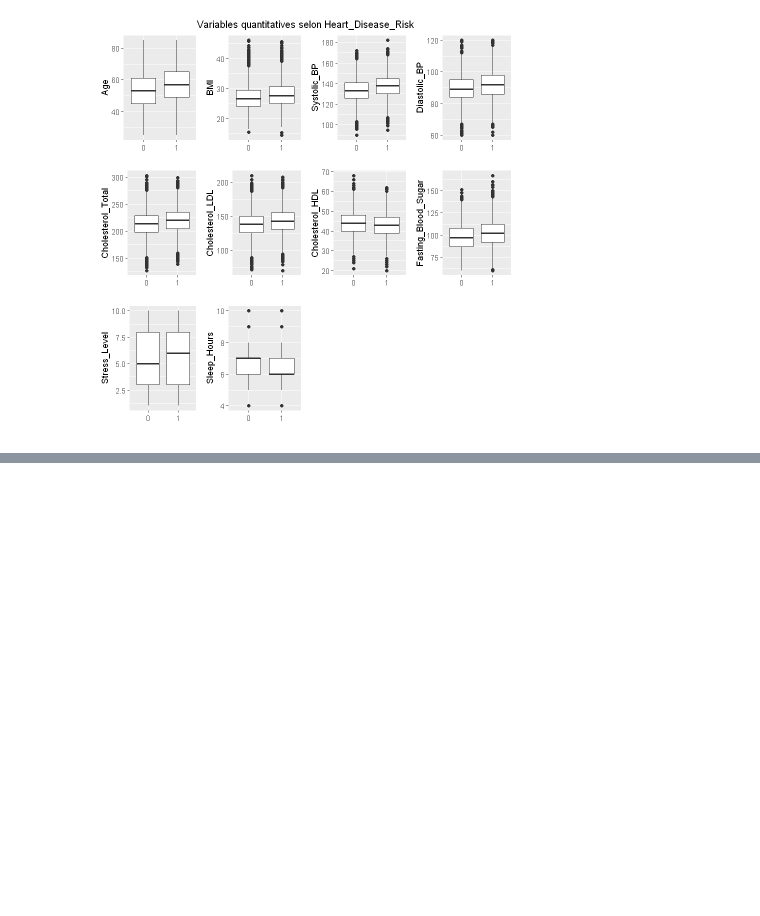
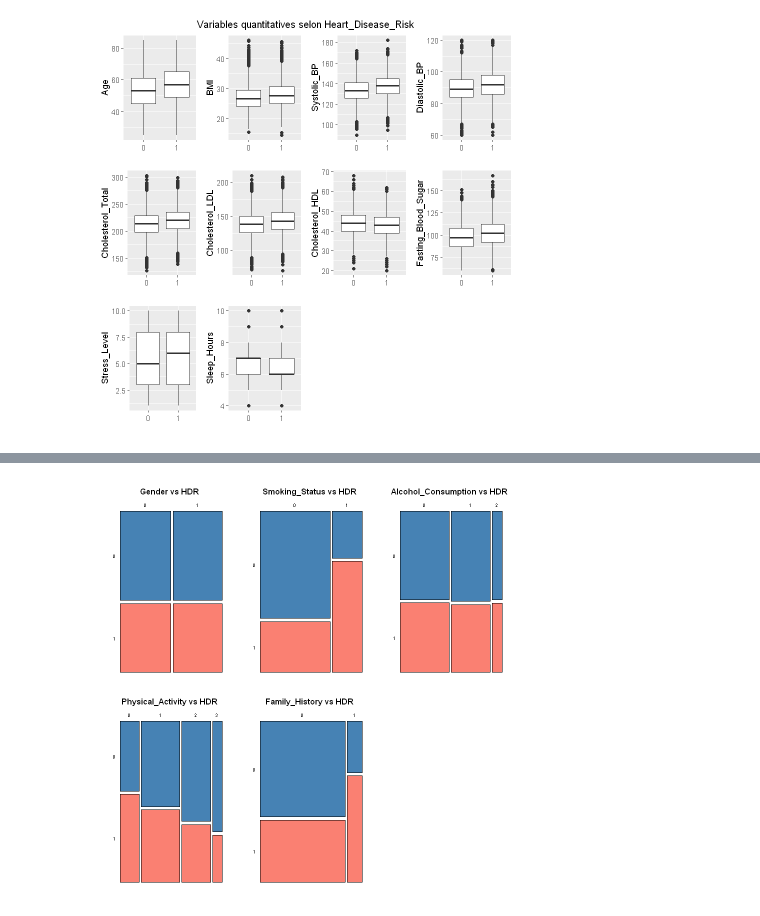
Before and after one commit to AhmedBousbih/Projet-Machine-learning, a Jupyter notebook: Projet ML.ipynb, the cells around one changed output, grey strips where cells are left out. Cells and saved outputs as stored; diff of their text form; code cells hidden in the pictures; blank space fills up the shorter version.

```diff
--- a/Projet ML.ipynb
+++ b/Projet ML.ipynb
@@ -211,0 +215,15 @@ rm(g1, g2, g3, g4, g5, g6, g7, g8, g9, g10)
+# %%
+par(mfrow = c(2, 3), mar = c(2, 2, 3, 1))
+mosaicplot(table(df[, "Gender"],                 df[, "Heart_Disease_Risk"]),
+           main = "Gender vs HDR",                color = c("steelblue", "salmon"), las = 1)
+mosaicplot(table(df[, "Smoking_Status"],          df[, "Heart_Disease_Risk"]),
+           main = "Smoking_Status vs HDR",         color = c("steelblue", "salmon"), las = 1)
+mosaicplot(table(df[, "Alcohol_Consumption"],     df[, "Heart_Disease_Risk"]),
+           main = "Alcohol_Consumption vs HDR",    color = c("steelblue", "salmon"), las = 1)
+mosaicplot(table(df[, "Physical_Activity_Level"], df[, "Heart_Disease_Risk"]),
+           main = "Physical_Activity vs HDR",      color = c("steelblue", "salmon"), las = 1)
+mosaicplot(table(df[, "Family_History"],          df[, "Heart_Disease_Risk"]),
+           main = "Family_History vs HDR",         color = c("steelblue", "salmon"), las = 1)
+par(mfrow = c(1, 1))
+# %% [output]
+[figure, added]
```
Also changed, not shown: parts of 2 cells of this notebook.
